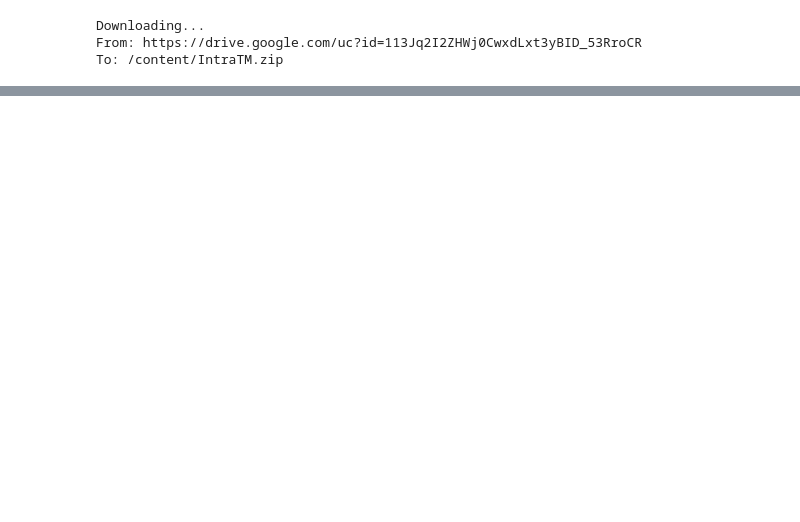
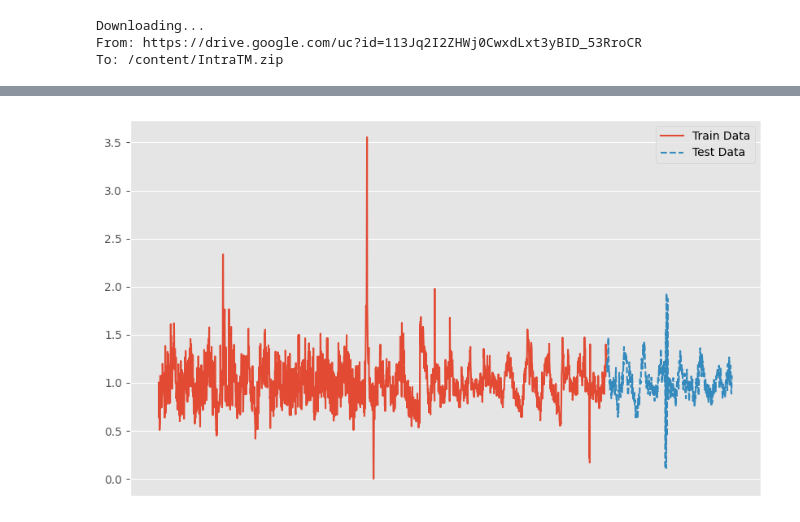
Before and after one commit to Mohammad-Amirifard/Traffic-forecasting, a Jupyter notebook: Notebooks/EDA_traffic.ipynb, the cells around one changed output, grey strips where cells are left out. Saved outputs shown, nothing was run; the diff lists cells and outputs as text; code cells hidden in the pictures; blank space fills up the shorter version.

Commit message:
Created train test split

```diff
--- a/Notebooks/EDA_traffic.ipynb
+++ b/Notebooks/EDA_traffic.ipynb
@@ -558,0 +687,3 @@ ValueError: freq T not understood. Please report if you think this is in error.
+# %%
+train = residual_dataframe.loc[320,"2005-01-01-12-30":"2005-01-25-00-00"].T.copy()
+test = residual_dataframe.loc[320,"2005-01-25-00-15":].copy()
@@ -558,0 +703,11 @@ ValueError: freq T not understood. Please report if you think this is in error.
+# %%
+plt.figure(figsize=(10, 6))
+plt.plot(train.index, train.values, label='Train Data')
+
+# Plot the test data
+plt.plot(test.index, test.values, label='Test Data', linestyle='--')
+plt.legend()
+plt.xticks([])
+plt.show()
+# %% [output]
+[figure, added]
```
Also changed, not shown: parts of 80 cells of this notebook.
